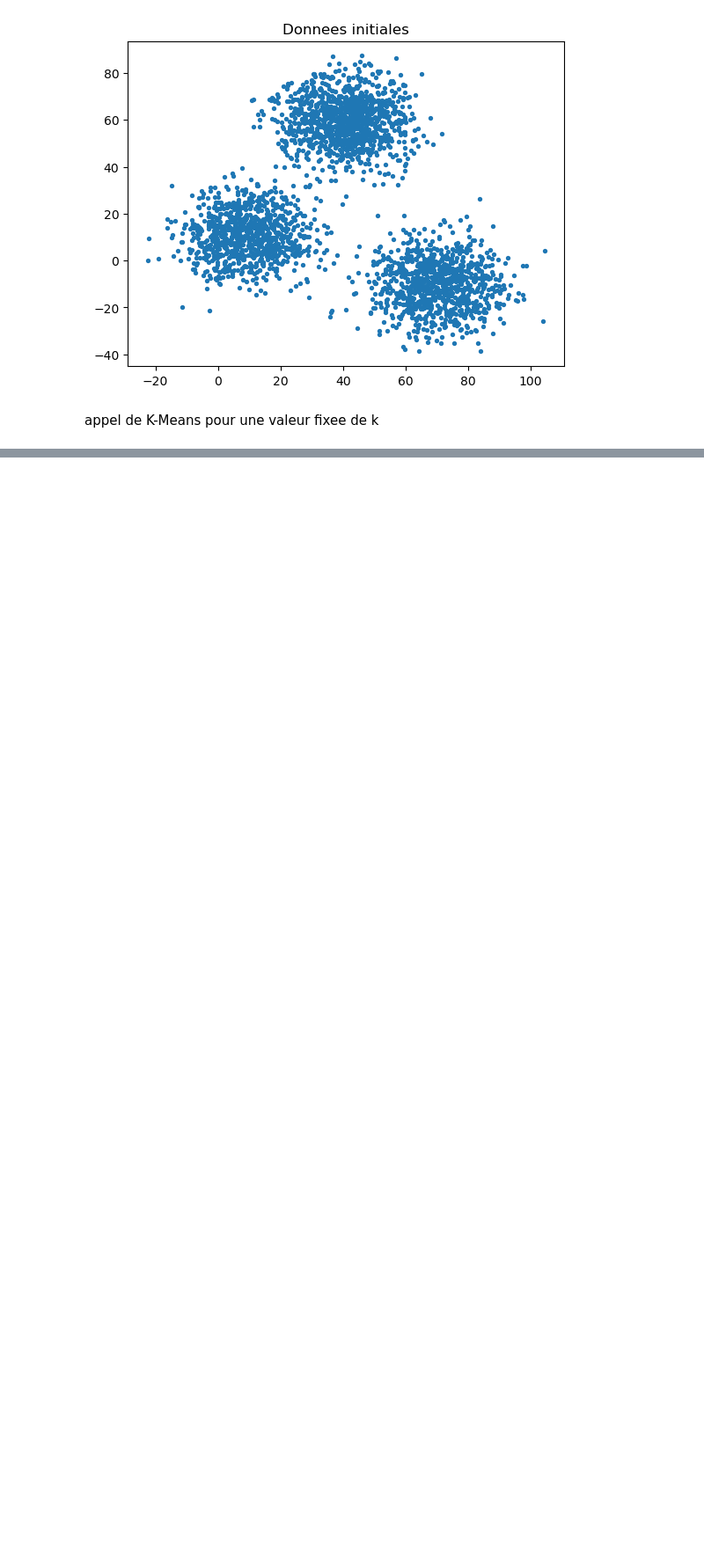
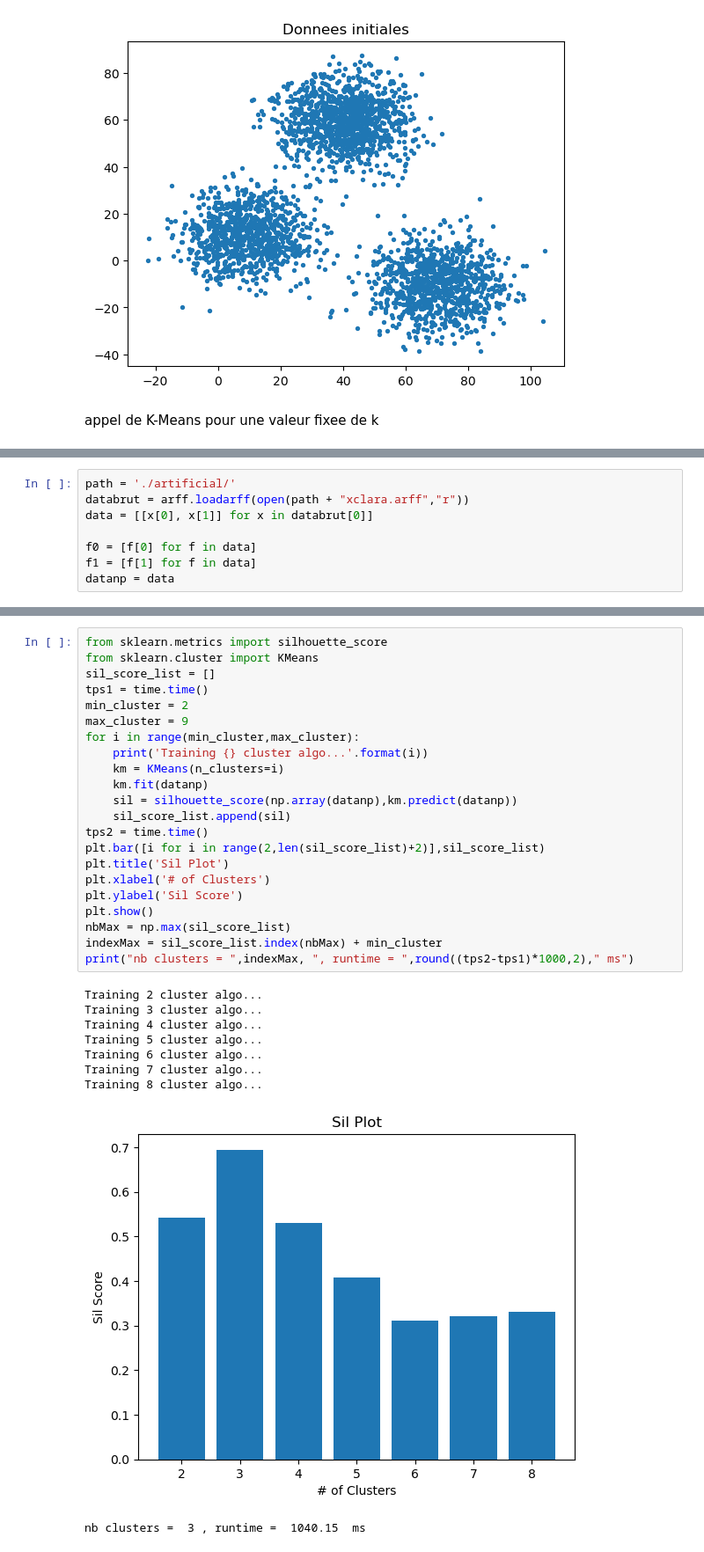
Before and after one commit to martemr/TP_clustering, a Jupyter notebook: TP_Machine.ipynb, the cells around one changed output, grey strips where cells are left out. Shown at 88% size. Saved outputs shown, nothing was run; the diff lists cells and outputs as text; blank space fills up the shorter version.

```diff
--- a/TP_Machine.ipynb
+++ b/TP_Machine.ipynb
@@ -25,0 +50,8 @@ model = cluster.KMeans(n_clusters = k, init = '')
+# %%
+path = './artificial/'
+databrut = arff.loadarff(open(path + "xclara.arff","r"))
+data = [[x[0], x[1]] for x in databrut[0]]
+
+f0 = [f[0] for f in data]
+f1 = [f[1] for f in data]
+datanp = data
@@ -25,0 +60,32 @@ model = cluster.KMeans(n_clusters = k, init = '')
+# %%
+from sklearn.metrics import silhouette_score
+from sklearn.cluster import KMeans
+sil_score_list = []
+tps1 = time.time()
+min_cluster = 2
+max_cluster = 9
+for i in range(min_cluster,max_cluster):
+    print('Training {} cluster algo...'.format(i))
+    km = KMeans(n_clusters=i)
+    km.fit(datanp)
+    sil = silhouette_score(np.array(datanp),km.predict(datanp))
+    sil_score_list.append(sil)
+tps2 = time.time()
+plt.bar([i for i in range(2,len(sil_score_list)+2)],sil_score_list)
+plt.title('Sil Plot')
+plt.xlabel('# of Clusters')
+plt.ylabel('Sil Score')
+plt.show()
+nbMax = np.max(sil_score_list)
+indexMax = sil_score_list.index(nbMax) + min_cluster
+print("nb clusters = ",indexMax, ", runtime = ",round((tps2-tps1)*1000,2)," ms")
+# %% [output]
+Training 2 cluster algo...
+Training 3 cluster algo...
+Training 4 cluster algo...
+Training 5 cluster algo...
+Training 6 cluster algo...
+Training 7 cluster algo...
+Training 8 cluster algo...
+[figure, added]
+nb clusters =  3 , runtime =  1040.15  ms
```
Also changed, not shown: parts of 21 cells of this notebook.
